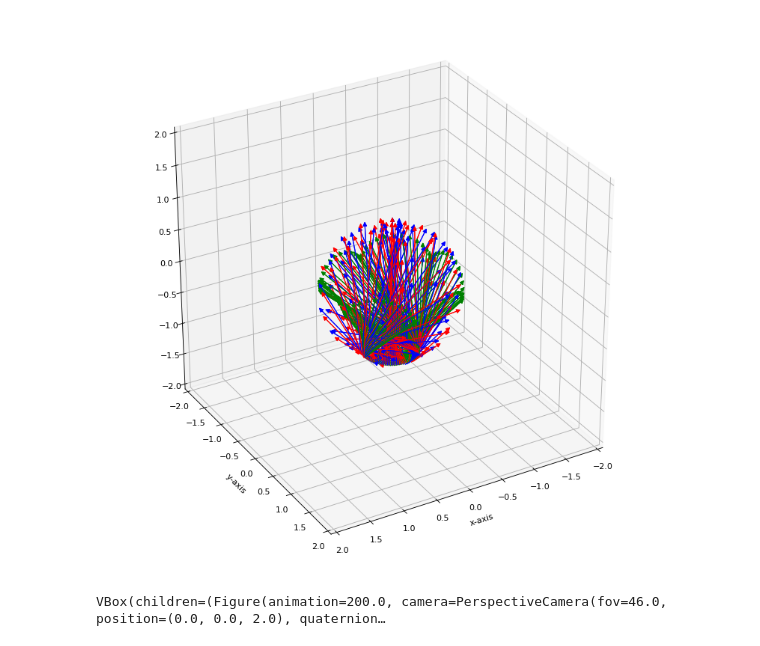
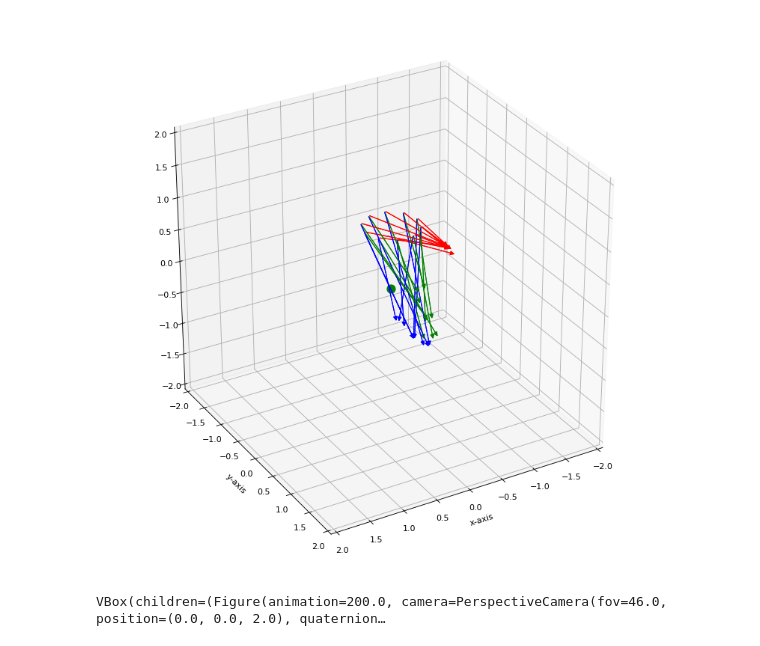
Before and after one commit to EdmureTully/python_ma, a Jupyter notebook: rodriguez_rotation.ipynb, the cells around one changed output. Saved outputs shown, nothing was run; the diff lists cells and outputs as text; code cells hidden in the pictures.

```diff
--- a/rodriguez_rotation.ipynb
+++ b/rodriguez_rotation.ipynb
@@ -14,6 +15,12 @@ def norm(vec):
 
 def get_direction_to_center(center, vec):
     return vec - center
+
+def calc_distance_between_rotations(rot1, rot2):
+    R = np.matmul(rot1, np.transpose(rot2))
+    trace = R.trace()
+    difference_angle = np.rad2deg(np.arccos((trace - 1) / 2.0))
+    return difference_angle
 
 def calc_angle(vec1, vec2):
     cross_prod = cross_product(vec1, vec2)
@@ -98,12 +105,12 @@ def calculate_rotation_axis(actual_tool_direction, desired_tool_direction):
 
     return cross/cross_norm
 
-def calculate_desired_orientattion(skew_sym_matrix, theta, actual_rot_matrix):
-    identity = np.identity(3)
-    first_term = identity + skew_sym_matrix * np.sin(theta) + 2 * np.multiply(skew_sym_matrix, skew_sym_matrix)
-    print(first_term)
-    rot_desired = np.multiply(first_term, actual_rot_matrix)
-    return rot_desired
+# def calculate_desired_orientattion(skew_sym_matrix, theta, actual_rot_matrix):
+#     identity = np.identity(3)
+#     first_term = identity + skew_sym_matrix * np.sin(theta) + 2 * np.multiply(skew_sym_matrix, skew_sym_matrix)
+#     print(first_term)
+#     rot_desired = np.multiply(first_term, actual_rot_matrix)
+#     return rot_desired
 
 def get_tool_direction(troc_point, desired_point):
     return desired_point - troc_point
@@ -139,6 +146,22 @@ def calculate_rodriguez_formular_matrix_form(current_vector, desired_vector):
     #rot_mat = identity + skew_sym_mat * np.sin(theta) + 2 * np.matmul(skew_sym_mat, skew_sym_mat) * np.sin(theta/2.0) * np.sin(theta/2.0)
     return rot_mat
 
+def calculate_quaternion(current_vector, desired_vector):
+    theta = calculate_theta(current_vector, desired_vector)
+    rot_axis = calculate_rotation_axis(current_vector,desired_vector)
+    quaternion = Quaternion(axis= rot_axis, angle = theta)
+    quaternion = quaternion / quaternion.norm
+    return quaternion
+
+def calculate_desired_rotation_quat(current_vector, desired_vector, last_rot_quat):
+    theta = calculate_theta(current_vector, desired_vector)
+    rot_axis = calculate_rotation_axis(current_vector, desired_vector)
+    quaternion = Quaternion(axis= rot_axis, angle = theta)
+    quaternion = quaternion / quaternion.norm
+    rot_quat = last_rot_quat * quaternion
+    rot_quat = rot_quat / rot_quat.norm
+    return rot_quat
+
 def calculate_desired_rotation(current_vector, desired_vector, last_rot_mat):
     theta = calculate_theta(current_vector, desired_vector)
     rot_axis = calculate_rotation_axis(current_vector, desired_vector)
@@ -439,38 +736,41 @@ ax.set_xlim([-2.0,2.0])
 ax.set_ylim([-2.0,2.0])
 ax.set_zlim([-2.0,2.0])
 
 ax.scatter([0],[0],[0],color="g",s=100)
 
 
-number_vectors = 100
+number_vectors = 10
 rad = 2 * np.pi / number_vectors
 radius = 0.4
 vectors = []
 
 
 for i in range(number_vectors):
     x = np.cos(rad * i) * radius
     y = np.sin(rad * i) * radius
-    z = -1.0
+    z = 1.0
     vec = np.array([x,y,z])
     vectors.append(vec)
 
 
 la_center = np.array([vectors[0].item(0), vectors[0].item(1), vectors[0].item(2)])
 look_at_mat = look_at(la_center,np.array([0.0, 0.0, 0.0]), np.array([0.0, 1.0, 0.0]))
 draw_coordinate_system(look_at_mat, la_center, fig, ax)
-
+t = vectors.pop(0)
 for v in vectors:
     la_center = np.array([v.item(0), v.item(1), v.item(2)])
-    look_at_mat = np.matmul(look_at_mat, look_at(la_center,np.array([0.0, 0.0, 0.0]), np.array([0.0, 1.0, 0.0])))
+    rot_mat = look_at(la_center,np.array([0.0, 0.0, 0.0]), np.array([0.0, 1.0, 0.0]))
+
+    look_at_mat = np.matmul(np.transpose(rot_mat),look_at_mat)
+    look_at_mat = np.matmul(look_at_mat,rot_mat)
     draw_coordinate_system(look_at_mat, la_center, fig, ax)
 
 plt.xlabel('x-axis')
 plt.ylabel('y-axis')
 ax.view_init(30, 60)
 plt.show()
 # %% [output]
-[figure, old version]
+[figure, new version]
 # %%
 import ipyvolume as ipv
 
```
Also changed, not shown: parts of 11 cells of this notebook.
